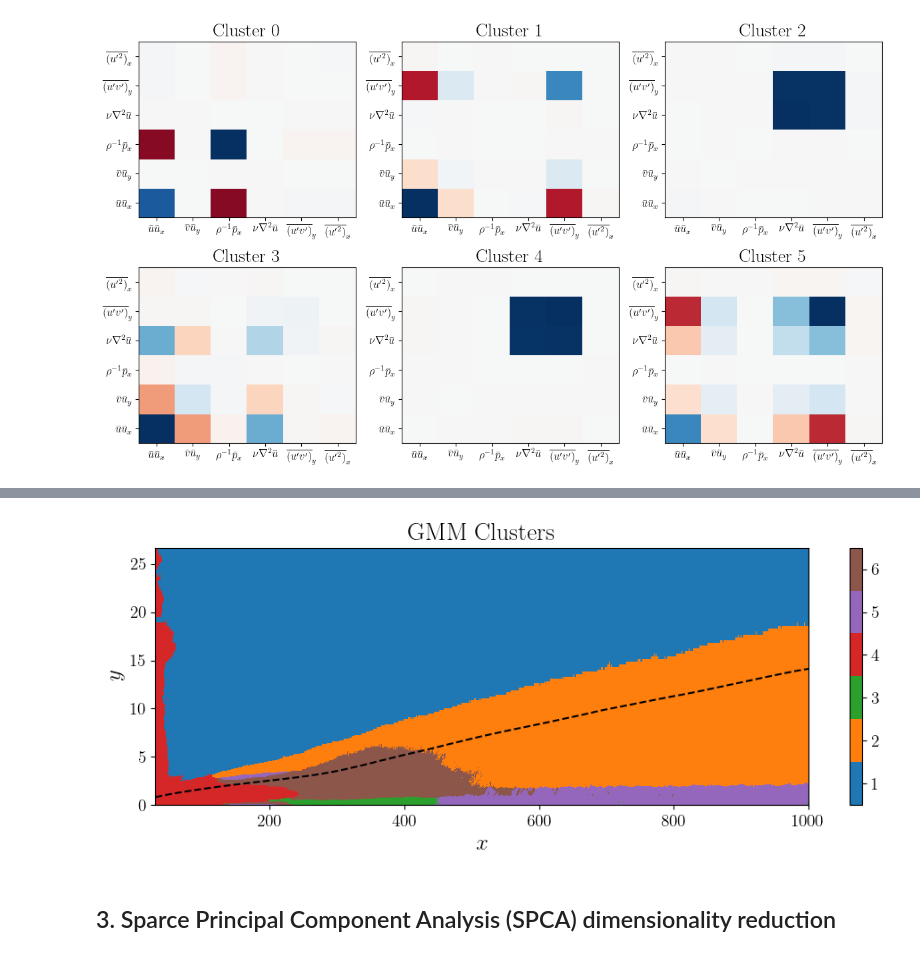
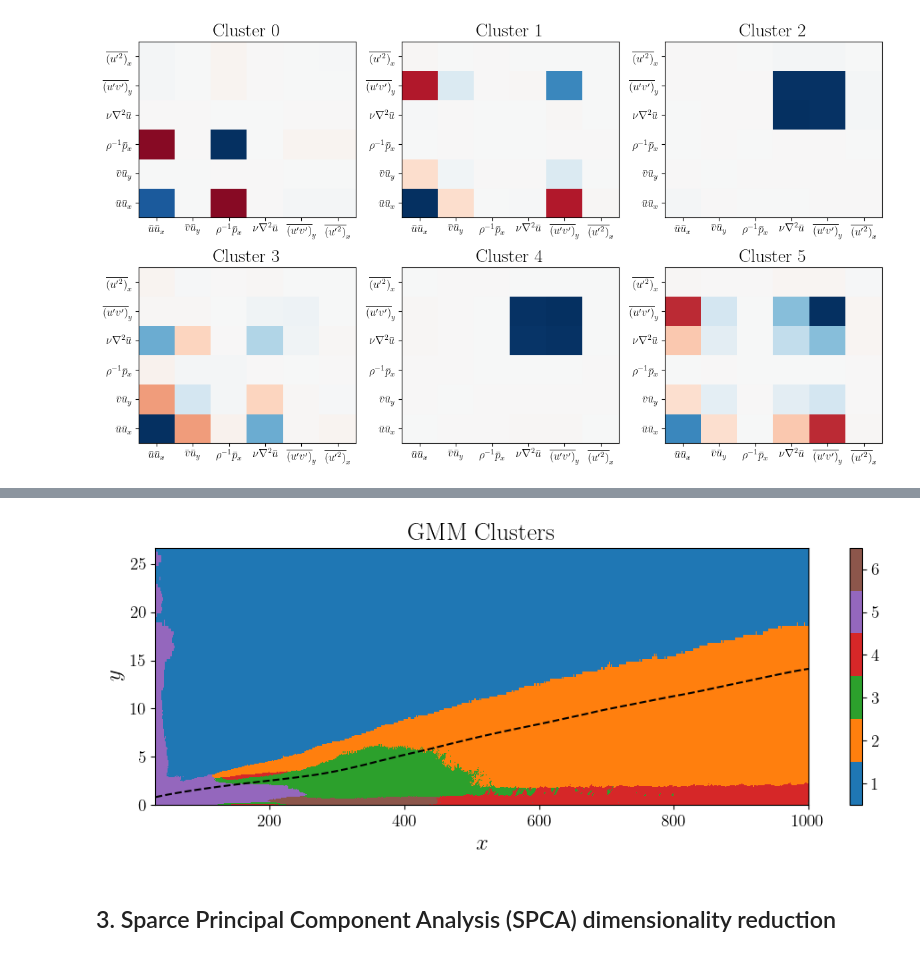
Before and after one commit to tbreitburd/Learning-Dominant-Physical-Processes-using-Unsupervised-Learning-Techniques-, a Jupyter notebook: Notebooks/Boundary_Layer.ipynb, the cells around one changed output, grey strips where cells are left out. Saved outputs shown, nothing was run; the diff lists cells and outputs as text; code cells hidden in the pictures.

```diff
--- a/Notebooks/Boundary_Layer.ipynb
+++ b/Notebooks/Boundary_Layer.ipynb
@@ -208,12 +246,12 @@ pf.plot_clustering_2d_eq_space(features, cluster_idx, nc)
 # %%
 # Assign points in space to each cluster
-cluster_idx = model.predict(features)
+cluster_idx = cluster_idx - 1
 clustermap = np.reshape(cluster_idx, [ny, nx], order="F")
 
 # Visualize the clustering in space
 pf.plot_clustering_space(clustermap, x, y, X, Y, nx, ny, nc, u_bar, U_inf)
 # %% [output]
-[figure, old version]
+[figure, new version]
 # %% [markdown]
 ## 3. Sparce Principal Component Analysis (SPCA) dimensionality reduction
 # %%
```
Also changed, not shown: parts of 3 cells of this notebook.
